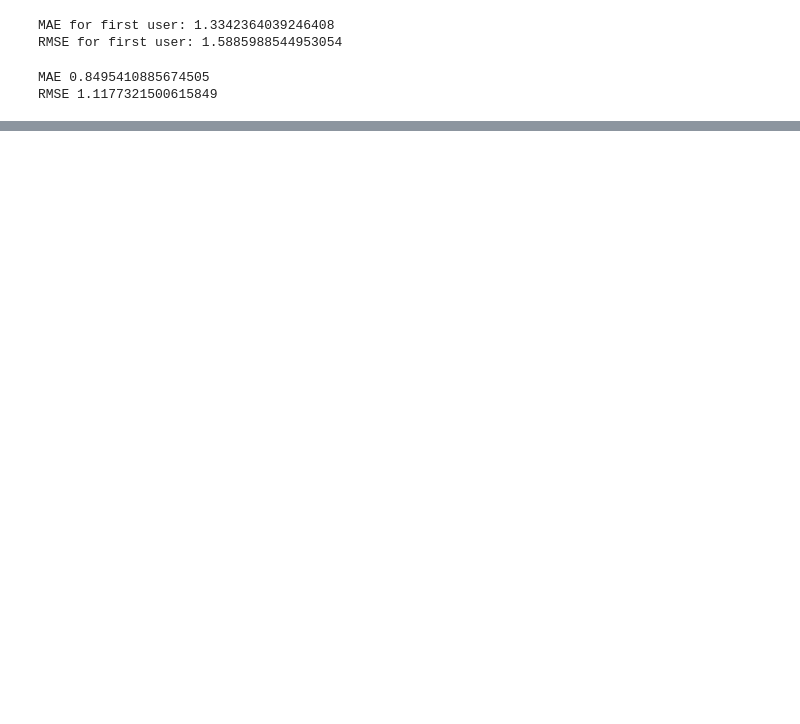
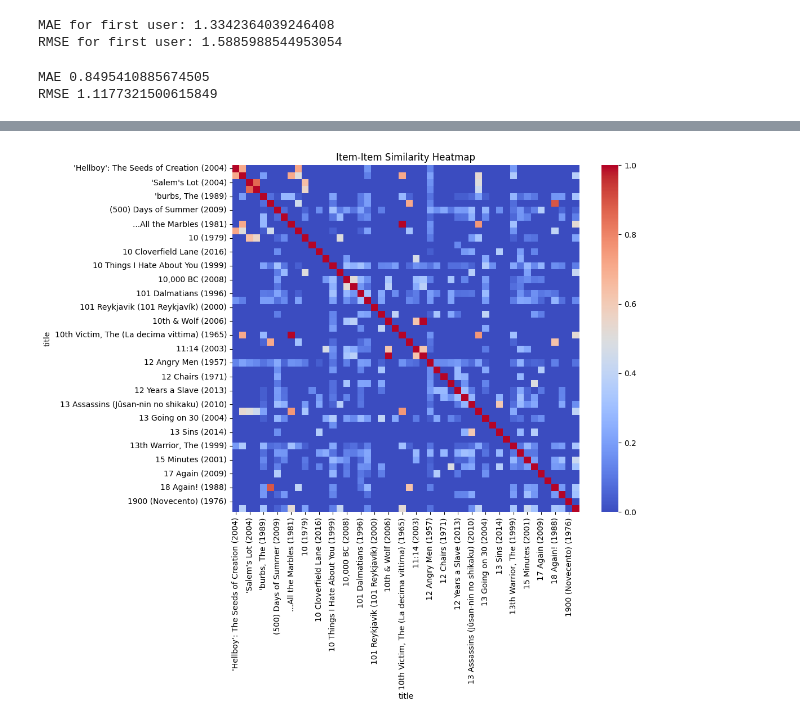
Before and after one commit to AbanoubYounan/AI-ML-Bootcamp-Sprints, a Jupyter notebook: 37-Collaborative Filtering for a Movie Recommendation System/nb.ipynb, the cells around one changed output, grey strips where cells are left out. Saved outputs shown, nothing was run; the diff lists cells and outputs as text; code cells hidden in the pictures; blank space fills up the shorter version.

```diff
--- a/37-Collaborative Filtering for a Movie Recommendation System/nb.ipynb
+++ b/37-Collaborative Filtering for a Movie Recommendation System/nb.ipynb
@@ -754,0 +766,3 @@ item_similarity_df.head()
+# %%
+cosine_item_similarity_df = pd.DataFrame(cosine_item_similarity, index=user_movie_matrix.columns, columns=user_movie_matrix.columns)
+cosine_item_similarity_df.head()
@@ -755,7 +778,9 @@ item_similarity_df.head()
 # %%
 # Visualize item similarity as a heatmap
 plt.figure(figsize=(10, 8))
-sns.heatmap(item_similarity_df, cmap='coolwarm', square=True)
+sns.heatmap(cosine_item_similarity_df.iloc[:50, :50], cmap='coolwarm', square=True)
 plt.title('Item-Item Similarity Heatmap')
-plt.savefig('item_similarity_heatmap.pdf')
+plt.savefig('cosine_item_similarity_heatmap.pdf')
 plt.show()
+# %% [output]
+[figure, added]
```
Also changed, not shown: parts of 22 cells of this notebook, 3 other files.
